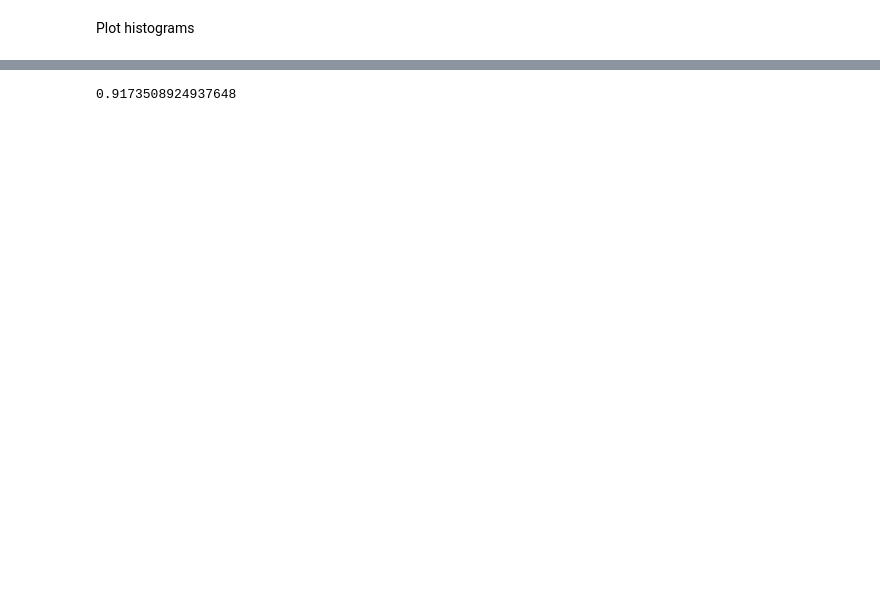
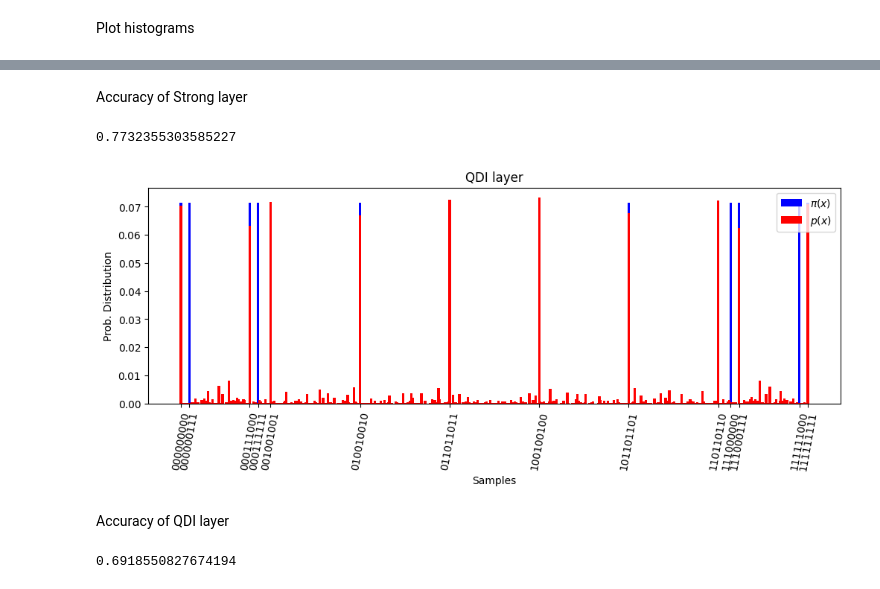
Before and after one commit to sergedenisov/barsandstripes, a Jupyter notebook: bas_launch_ionq.ipynb, the cells around one changed output, grey strips where cells are left out. Drawn from its saved outputs; the diff is of its cells as text; code cells hidden in the pictures; blank space fills up the shorter version.

```diff
--- a/bas_launch_ionq.ipynb
+++ b/bas_launch_ionq.ipynb
@@ -276,0 +711,6 @@ print(output_probs)
+# %%
+@qml.qnode(dev)
+def circuit_qdi(parameters):
+    return qdi_layer(parameters)
+
+output_probs_qdi = circuit_qdi(params_qdi)
@@ -300,7 +749,36 @@ Accu
+# %% [markdown]
+Accuracy of Strong layer
 # %%
 acr=0
 for i in nums:
-    acr+=output_probs[i]
+    acr+=output_probs_strong[i]
 print(acr)
 # %% [output]
-0.9173508924937648
+0.7732355303585227
+# %%
+probs = np.zeros(2**size)
+probs[nums] = 1 / len(data)
+
+plt.figure(figsize=(12, 5))
+plt.bar(np.arange(2**size), probs, width=2.0, label=r"$\pi(x)$", color='blue')
+plt.bar(np.arange(2**size), output_probs_qdi, width=2.0, label=r"$p(x)$",color='red')
+
+plt.xticks(nums, bitstrings, rotation=80)
+
+plt.title("QDI layer")
+plt.xlabel("Samples")
+plt.ylabel("Prob. Distribution")
+plt.legend(loc="upper right")
+plt.subplots_adjust(bottom=0.3)
+plt.show()
+# %% [output]
+[figure, added]
+# %% [markdown]
+Accuracy of QDI layer
+# %%
+acr=0
+for i in nums:
+    acr+=output_probs_qdi[i]
+print(acr)
+# %% [output]
+0.6918550827674194
```
Also changed, not shown: parts of 21 cells of this notebook.
